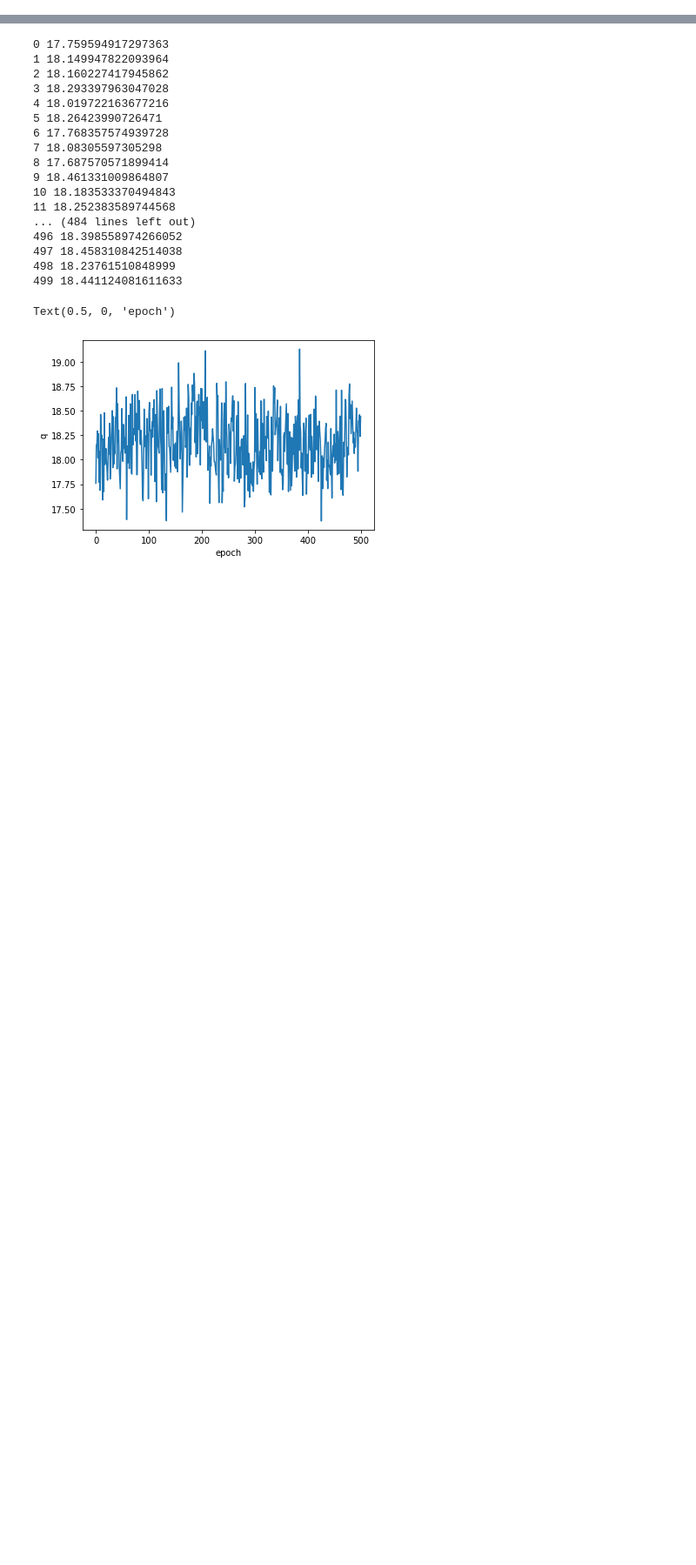
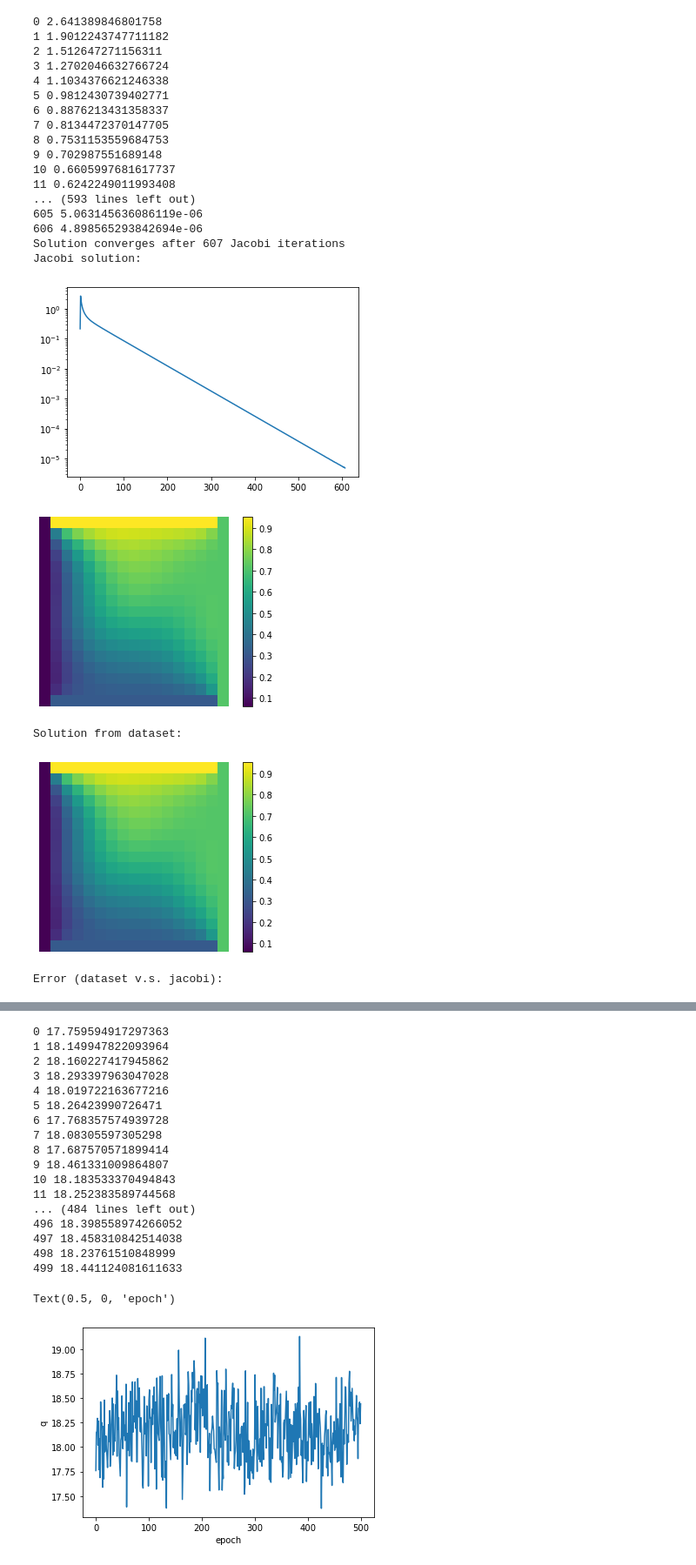
Before and after one commit to longfish/Multigrid-FEANet, a Jupyter notebook: MM-FEANet-learnP.ipynb, the cells around one changed output, grey strips where cells are left out. Shown at 87% size. Cells and saved outputs as stored; diff of their text form; code cells hidden in the pictures; blank space fills up the shorter version.

```diff
--- a/MM-FEANet-learnP.ipynb
+++ b/MM-FEANet-learnP.ipynb
@@ -126,0 +88,52 @@ plot.plot_field(bc_index[k,0])
+# %%
+EPS = 5e-6
+n_jac = 0
+u_test = torch.zeros((1, 1, n+1, n+1), requires_grad=False, dtype=torch.float32)
+f_test = grid.fnet(f_train[k,0].reshape((1,1,n+1,n+1))) # assign the finest rhs
+grid.ResetBoundary(bc_value_train[k,0])
+residual = f_test-grid.Knet(u_test)
+res = torch.sqrt(torch.sum(residual[:, :, 1:-1, 1:-1] ** 2)).item()
+res_arr = [res]
+while (abs(res) > EPS):
+    u_test = grid.Relax(u_test, f_test, 1)
+    residual = f_test-grid.Knet(u_test)
+    res = torch.sqrt(torch.sum(residual[:, :, 1:-1, 1:-1] ** 2)).item()
+    res_arr.append(res)
+    print(n_jac, res)
+    n_jac += 1
+
+print("Solution converges after", n_jac, "Jacobi iterations ")
+plt.plot(res_arr)
+plt.yscale('log')
+
+print("Jacobi solution:")
+plot.plot_field(u_test.detach())
+
+print("Solution from dataset:")
+plot.plot_field(u_train[k,0])
+
+print("Error (dataset v.s. jacobi):")
+plot.plot_field(u_train[k,0]-u_test.detach().reshape((1,1,n+1,n+1)))
+# %% [output]
+0 2.641389846801758
+1 1.9012243747711182
+2 1.512647271156311
+3 1.2702046632766724
+4 1.1034376621246338
+5 0.9812430739402771
+6 0.8876213431358337
+7 0.8134472370147705
+8 0.7531153559684753
+9 0.702987551689148
+10 0.6605997681617737
+11 0.6242249011993408
+... (593 lines left out)
+605 5.063145636086119e-06
+606 4.898565293842694e-06
+Solution converges after 607 Jacobi iterations
+Jacobi solution:
+[figure, added]
+[figure, added]
+Solution from dataset:
+[figure, added]
+Error (dataset v.s. jacobi):
```
Also changed, not shown: parts of 13 cells of this notebook, 2 other files.
